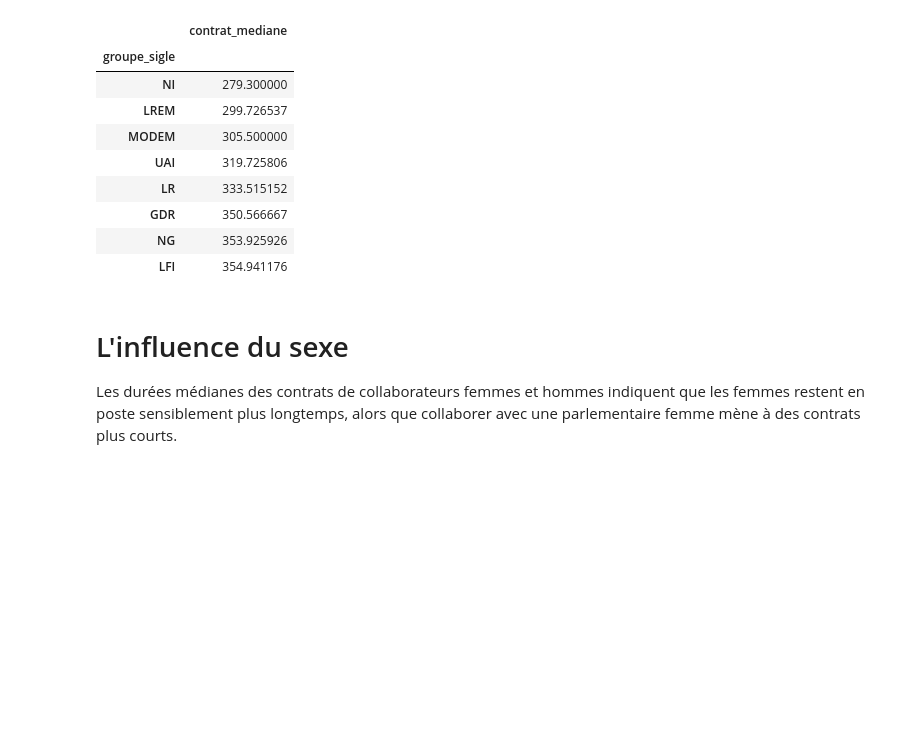
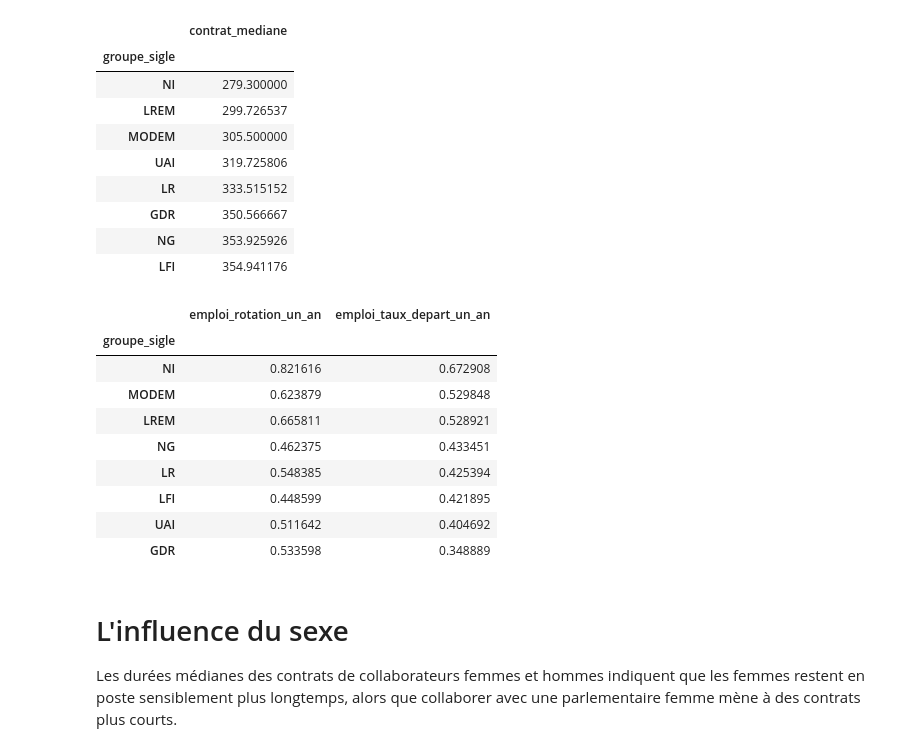
Before and after one commit to regardscitoyens/Collaborateurs-Parlement, a Jupyter notebook: exploitations/turnover.ipynb, the cells around one changed output. Cells and saved outputs as stored; diff of their text form; code cells hidden in the pictures; blank space fills up the shorter version.

Commit message:
Ajout rotation et taux de départ par groupe politique

```diff
--- a/exploitations/turnover.ipynb
+++ b/exploitations/turnover.ipynb
@@ -403,6 +403,19 @@ duree_collaborateurs[["groupe_sigle", "contrat_mediane"]].groupby("groupe_sigle"
 | GDR | 350.566667 |
 | NG | 353.925926 |
 | LFI | 354.941176 |
+# %%
+duree_collaborateurs[["groupe_sigle", "emploi_rotation_un_an", "emploi_taux_depart_un_an"]].groupby("groupe_sigle").mean().sort_values("emploi_taux_depart_un_an", ascending=False)
+# %% [output]
+|  | emploi_rotation_un_an | emploi_taux_depart_un_an |
+| groupe_sigle |  |  |
+| NI | 0.821616 | 0.672908 |
+| MODEM | 0.623879 | 0.529848 |
+| LREM | 0.665811 | 0.528921 |
+| NG | 0.462375 | 0.433451 |
+| LR | 0.548385 | 0.425394 |
+| LFI | 0.448599 | 0.421895 |
+| UAI | 0.511642 | 0.404692 |
+| GDR | 0.533598 | 0.348889 |
 # %% [markdown]
 # L'influence du sexe
 
```
Also changed, not shown: parts of 1 cell of this notebook.
